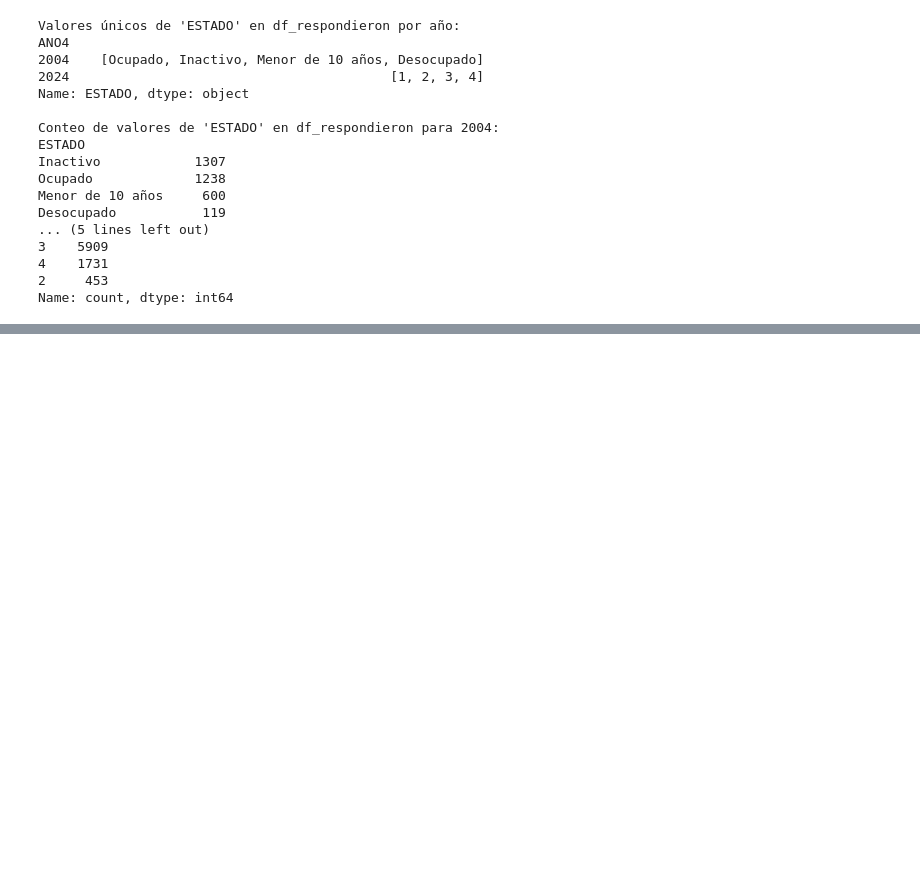
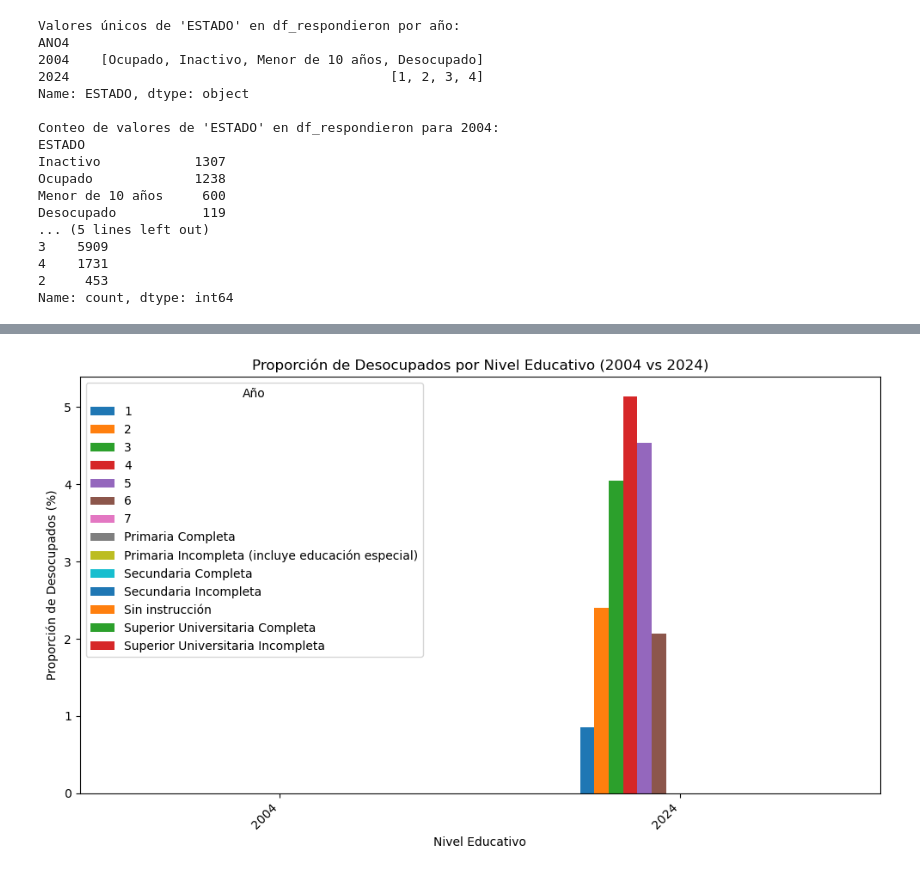
Before and after one commit to A-R-VV/BigDataUBA-Grupo18, a Jupyter notebook: TP 2 EJ 1-2-3(codigos) 11111111.ipynb, the cells around one changed output, grey strips where cells are left out. Cells and saved outputs as stored; diff of their text form; code cells hidden in the pictures; blank space fills up the shorter version.

```diff
--- a/TP 2 EJ 1-2-3(codigos) 11111111.ipynb
+++ b/TP 2 EJ 1-2-3(codigos) 11111111.ipynb
@@ -608,0 +520,97 @@ Name: PET, dtype: float64
+# %%
+import pandas as pd
+import numpy as np
+import matplotlib.pyplot as plt
+import seaborn as sns
+
+# --- Carga y preparación de datos (Común a todas las preguntas) ---
+# Desde la ubicacion de los archivos copiamos los codigo de ruta y cargamos las bases de datos
+try:
+    df_2004 = pd.read_stata(r"/Users/dstn/Downloads/Individual_t104.dta")
+    df_2024 = pd.read_excel(r"/Users/dstn/Downloads/usu_individual_T124.xlsx")
+except FileNotFoundError:
+    print("Error: No se encontraron los archivos de datos. Verifica las rutas.")
+    exit()
+
+# Estandarizar nombres de columnas a mayúsculas
+df_2004.columns = df_2004.columns.str.upper()
+df_2024.columns = df_2024.columns.str.upper()
+
+# Ya que la Patagonia es la region elegida buscamos su correcta denominacion y filtramos
+df_2004['REGION'] = df_2004['REGION'].astype(str)
+df_2024['REGION'] = df_2024['REGION'].astype(str)
+df_2004 = df_2004[df_2004['REGION'] == 'Patagónica']
+df_2024 = df_2024[df_2024['REGION'] == '43']
+
+# Agregamos la columna de año
+df_2004['ANO4'] = 2004
+df_2024['ANO4'] = 2024
+
+# Seleccionar variables comunes elegidas
+variables_seleccionadas = [
+    'P47T', 'IPCF', 'CH04', 'CH06', 'CH08',
+    'P21', 'CAT_INAC', 'PP04D_COD', 'PP04A', 'TRIMESTRE',
+    'REGION', 'AGLOMERADO', 'IDECCFR', 'ANO4', 'ESTADO', 'NIVEL_ED'
+]
+
+# Convertir variables numéricas
+numeric_vars = ['CH06', 'IPCF', 'P21', 'P47T']
+for var in numeric_vars:
+    if var in df_2004.columns:
+        df_2004[var] = pd.to_numeric(df_2004[var], errors='coerce')
+    if var in df_2024.columns:
+        df_2004[var] = pd.to_numeric(df_2004[var], errors='coerce')
+
+# Unimos los DataFrames de ambos años trabajados
+df_combinado = pd.concat(
+    [df_2004[variables_seleccionadas], df_2024[variables_seleccionadas]],
+    ignore_index=True
+)
+
+# Identificamos las observaciones donde 'ESTADO' no es igual a 0 (sí respondieron)
+df_respondieron = df_combinado[df_combinado['ESTADO'] != 0].copy()
+
+# Creamos la columna 'desocupado'
+df_respondieron['desocupado'] = np.where(df_respondieron['ESTADO'] == 2, 1, 0)
+
+# --- Pregunta 9a: Muestre la proporción de desocupados por nivel educativo comparando 2004 vs 2024. ¿Hubo cambios de desocupados por nivel educativo? ---
+print("\n--- Pregunta 9a ---")
+proporcion_desocupados_nivel = df_respondieron.groupby(['ANO4', 'NIVEL_ED'])['desocupado'].mean().unstack(fill_value=0) * 100
+print("\nProporción de desocupados por nivel educativo (%):\n", proporcion_desocupados_nivel)
+
+proporcion_desocupados_nivel.plot(kind='bar', figsize=(10, 6))
+plt.title('Proporción de Desocupados por Nivel Educativo (2004 vs 2024)')
+plt.xlabel('Nivel Educativo')
+plt.ylabel('Proporción de Desocupados (%)')
+plt.xticks(rotation=45, ha='right')
+plt.legend(title='Año')
+plt.tight_layout()
+plt.show()
+
+print("\n¿Hubo cambios de desocupados por nivel educativo?")
+print("Analice el gráfico para identificar diferencias en la altura de las barras para cada nivel educativo entre 2004 y 2024.")
+
+# --- Pregunta 9c: Seleccione una (1) variable de interés y muestre las diferencias 2004 vs 2024. ¿Hubo cambios de desocupados por edad? ---
+print("\n--- Pregunta 9c ---")
+variable_interes = 'IPCF'  # Seleccionamos Ingreso Per Cápita Familiar como variable de interés
+
+desocupados_ipcf = df_respondieron[df_respondieron['desocupado'] == 1].copy() # Usar .copy() para evitar SettingWithCopyWarning
+desocupados_ipcf['CH06'] = pd.to_numeric(desocupados_ipcf['CH06'], errors='coerce').dropna().astype(int) # Asegurar tipo correcto
+max_edad_desocupados = desocupados_ipcf['CH06'].max()
+bins_desocupados = range(0, max_edad_desocupados + 10, 10)
+labels_desocupados = [f'{i}-{i+9}' for i in range(0, max_edad_desocupados, 10)]
+desocupados_ipcf['edad_agrupada'] = pd.cut(desocupados_ipcf['CH06'], bins=bins_desocupados, labels=labels_desocupados, right=False)
+
+plt.figure(figsize=(10, 6))
+sns.boxplot(x='edad_agrupada', y=variable_interes, hue='ANO4', data=desocupados_ipcf)
+plt.title(f'Distribución de {variable_interes} para Desocupados por Grupo de Edad (2004 vs 2024)')
+plt.xlabel('Grupo de Edad')
+plt.ylabel(variable_interes)
+plt.xticks(rotation=45, ha='right')
+plt.legend(title='Año')
+plt.tight_layout()
+plt.show()
+
+print(f"\n¿Hubo cambios de desocupados por edad en relación a {variable_interes}?")
+print("Analice el boxplot para observar las diferencias en la distribución del Ingreso Per Cápita Familiar entre los grupos de edad de los desocupados en 2004 y 2024.")
+# %% [output]
@@ -608,0 +634 @@ Name: PET, dtype: float64
+[figure, added]
```
Also changed, not shown: parts of 28 cells of this notebook.
